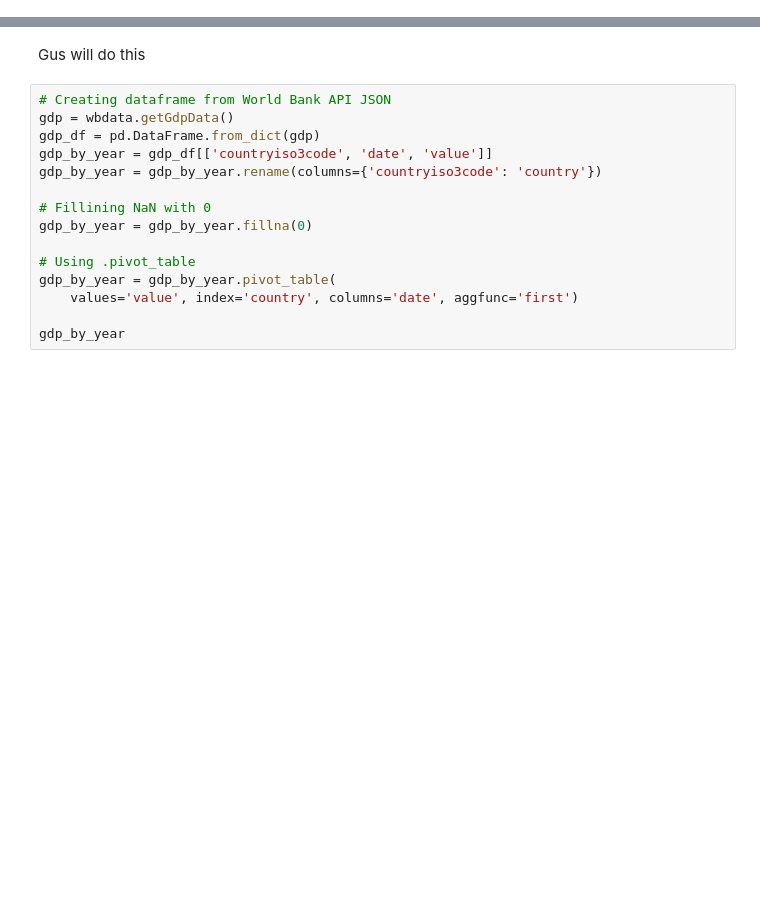
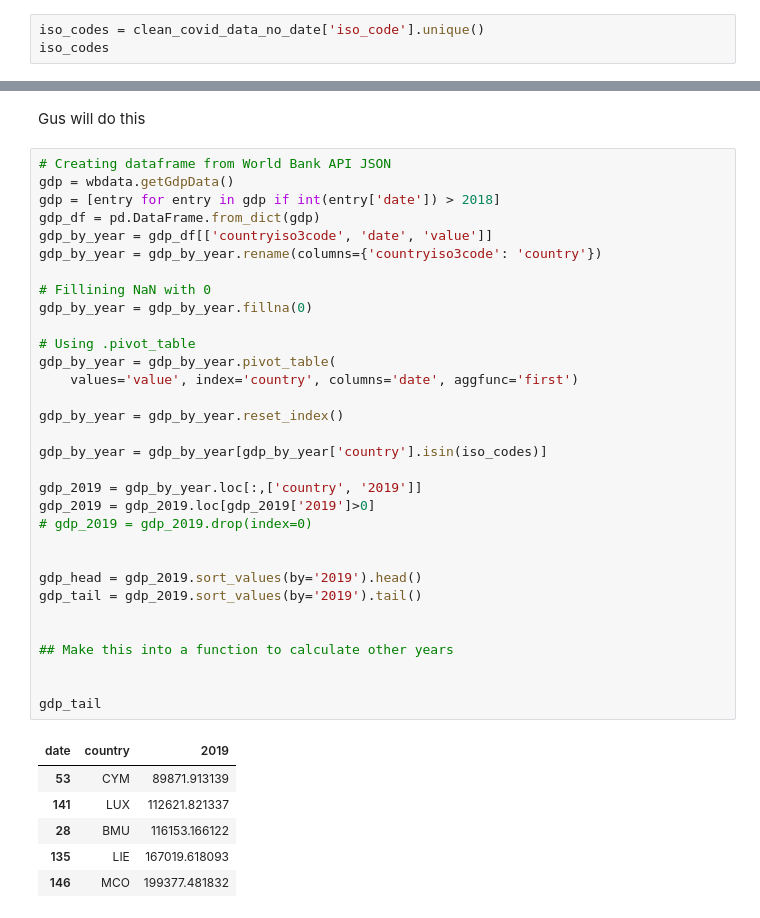
Before and after one commit to CanadianLatin/Project-1, a Jupyter notebook: project1.ipynb, the cells around one changed output, grey strips where cells are left out. Cells and saved outputs as stored; diff of their text form; blank space fills up the shorter version.

Commit message:
Worked in group cleaning data

```diff
--- a/project1.ipynb
+++ b/project1.ipynb
@@ -48,0 +95,3 @@ clean_covid_data_no_date.head(10)
+# %%
+iso_codes = clean_covid_data_no_date['iso_code'].unique()
+iso_codes
@@ -88,15 +204,39 @@ Gus will do this
 # %%
 # Creating dataframe from World Bank API JSON
 gdp = wbdata.getGdpData()
+gdp = [entry for entry in gdp if int(entry['date']) > 2018]
 gdp_df = pd.DataFrame.from_dict(gdp)
 gdp_by_year = gdp_df[['countryiso3code', 'date', 'value']]
 gdp_by_year = gdp_by_year.rename(columns={'countryiso3code': 'country'})
 
 # Fillining NaN with 0
 gdp_by_year = gdp_by_year.fillna(0)
 
 # Using .pivot_table
 gdp_by_year = gdp_by_year.pivot_table(
     values='value', index='country', columns='date', aggfunc='first')
 
-gdp_by_year
+gdp_by_year = gdp_by_year.reset_index()
+
+gdp_by_year = gdp_by_year[gdp_by_year['country'].isin(iso_codes)]
+
+gdp_2019 = gdp_by_year.loc[:,['country', '2019']]
+gdp_2019 = gdp_2019.loc[gdp_2019['2019']>0]
+# gdp_2019 = gdp_2019.drop(index=0)
+
+
+gdp_head = gdp_2019.sort_values(by='2019').head()
+gdp_tail = gdp_2019.sort_values(by='2019').tail()
+
+
+## Make this into a function to calculate other years
+
+
+gdp_tail
+# %% [output]
+| date | country | 2019 |
+| 53 | CYM | 89871.913139 |
+| 141 | LUX | 112621.821337 |
+| 28 | BMU | 116153.166122 |
+| 135 | LIE | 167019.618093 |
+| 146 | MCO | 199377.481832 |
```
Also changed, not shown: parts of 8 cells of this notebook, 1 other file.
